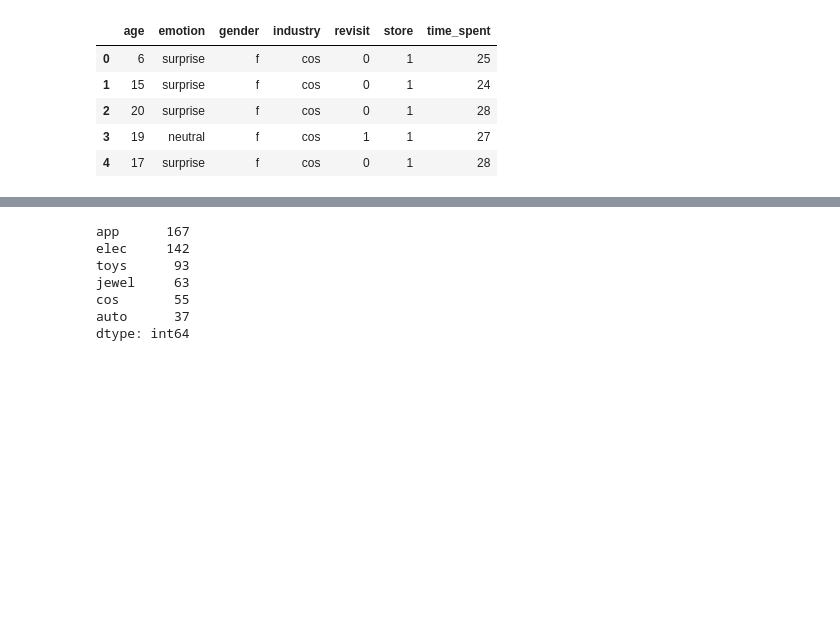
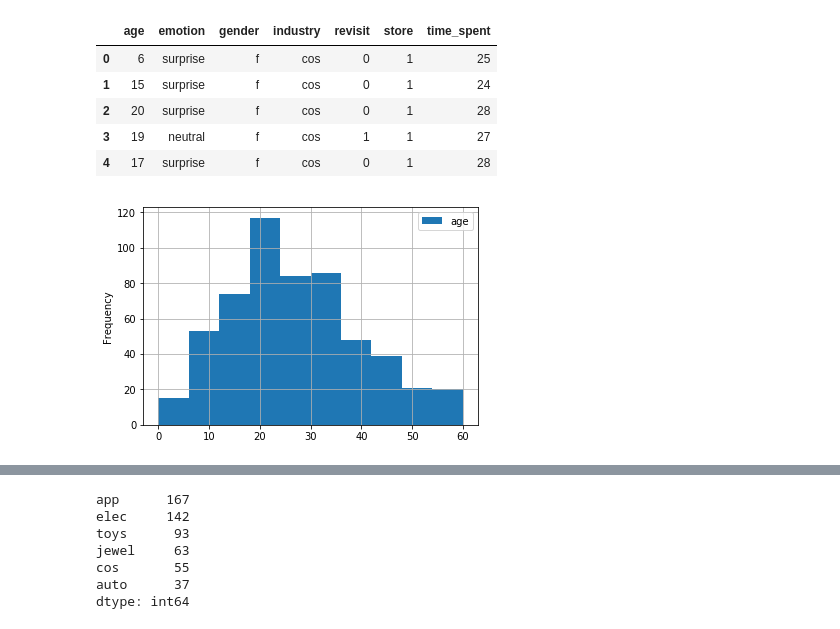
Before and after one commit to menikhilpandey/AART, a Jupyter notebook: model.ipynb, the cells around one changed output, grey strips where cells are left out. Drawn from its saved outputs; the diff is of its cells as text; code cells hidden in the pictures; blank space fills up the shorter version.

Commit message:
Added visualisations

```diff
--- a/model.ipynb
+++ b/model.ipynb
@@ -16,3 +17,8 @@ df.head()
 | 2 | 20 | surprise | f | cos | 0 | 1 | 28 |
 | 3 | 19 | neutral | f | cos | 1 | 1 | 27 |
 | 4 | 17 | surprise | f | cos | 0 | 1 | 28 |
+# %%
+d_age = pd.DataFrame(df["age"])
+plot_age = d_age.plot.hist(grid=True)
+# %% [output]
+[figure, added]
```
Also changed, not shown: parts of 5 cells of this notebook.
